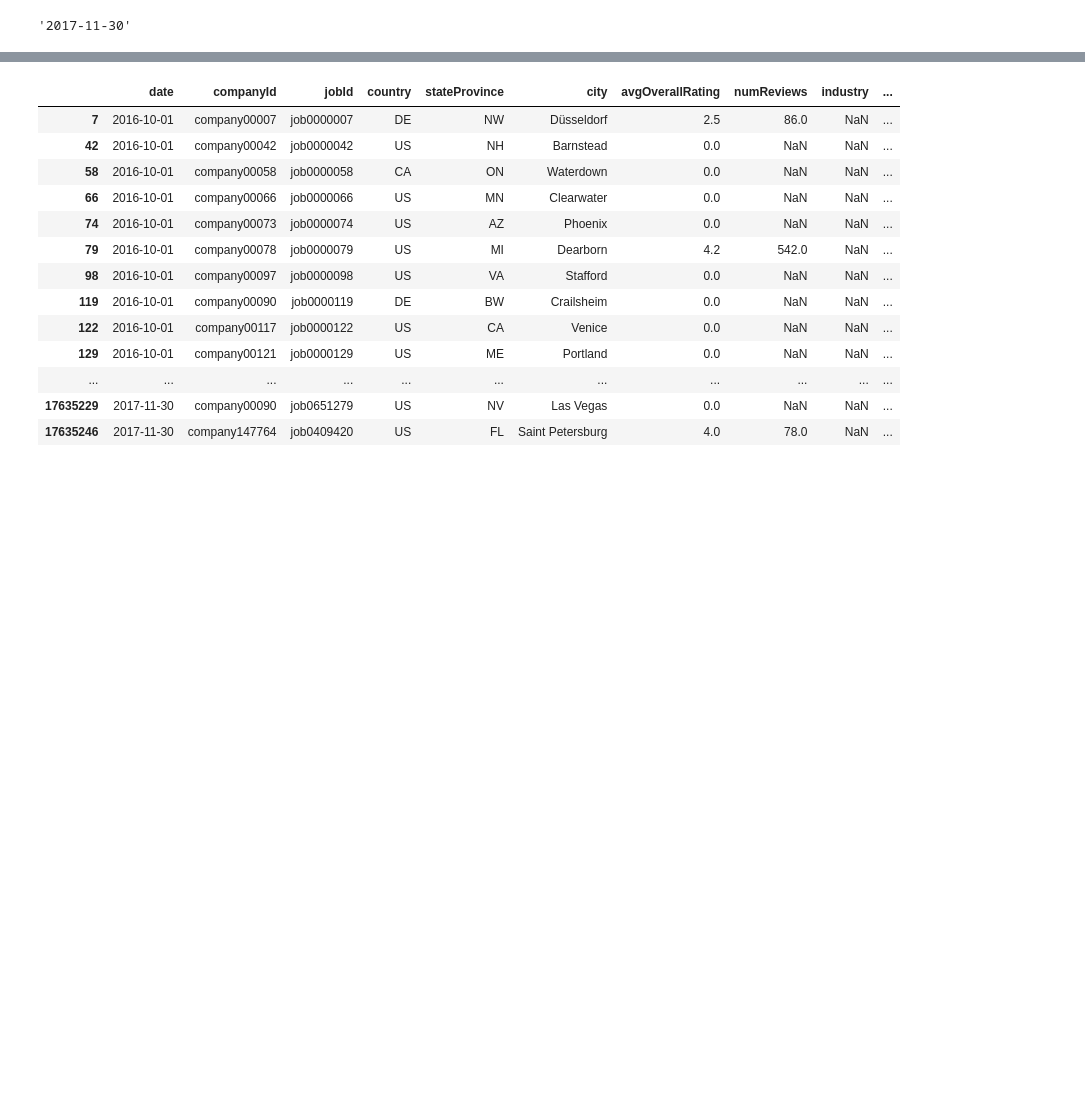
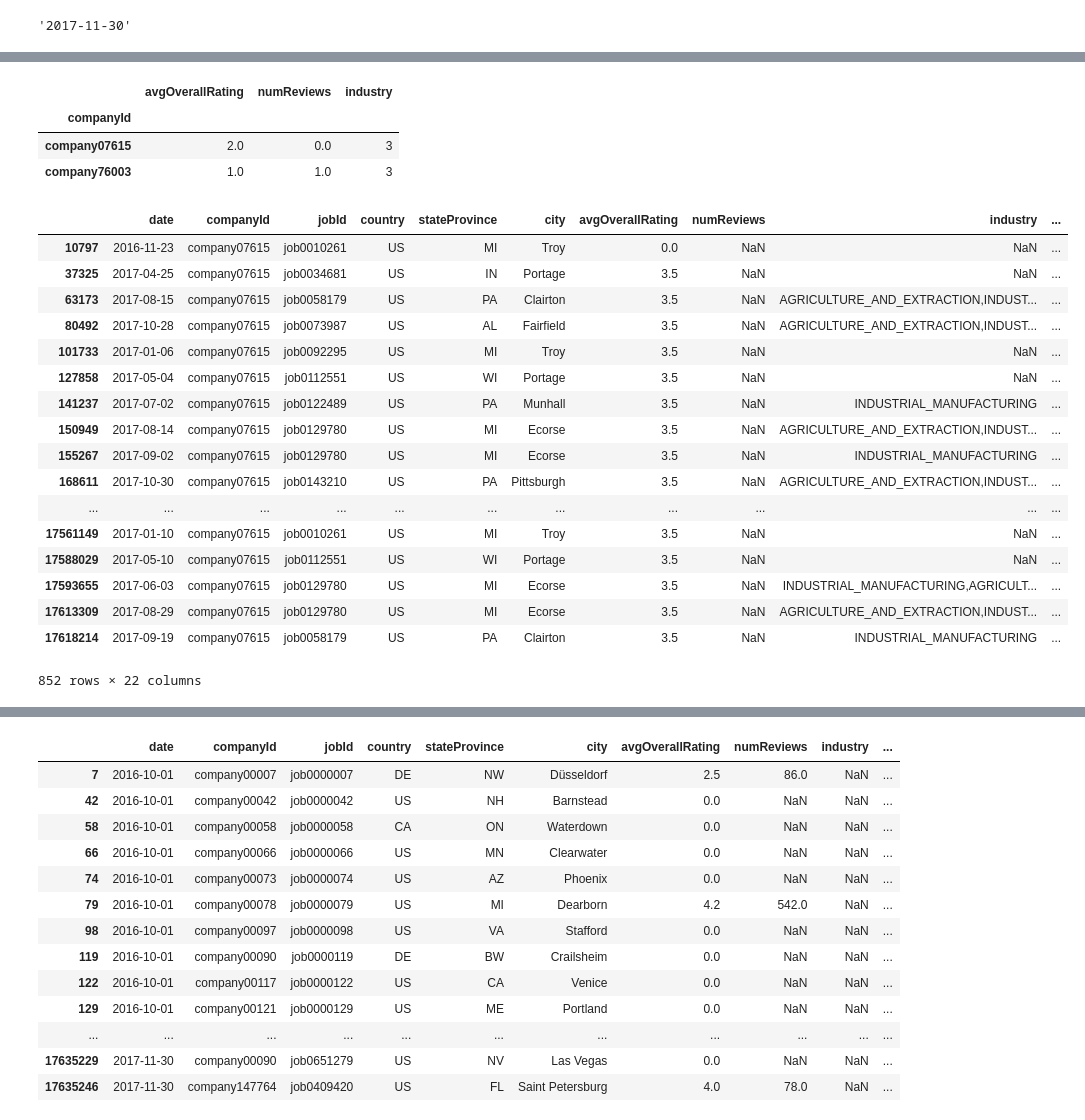
Before and after one commit to ziikki/dtfst_users, a Jupyter notebook: zkqin/data_description.ipynb, the cells around one changed output, grey strips where cells are left out. Saved outputs shown, nothing was run; the diff lists cells and outputs as text; code cells hidden in the pictures; blank space fills up the shorter version.

Commit message:
clean industry

```diff
--- a/zkqin/data_description.ipynb
+++ b/zkqin/data_description.ipynb
@@ -39,0 +44,6 @@ indeed.date.max()
+# %%
+# drop currency
+indeed.drop(columns=['salaryCurrency'],inplace=True)
+# %%
+# industry统一为na
+indeed.avgOverallRating.fillna(0, inplace=True)
@@ -39,0 +93,28 @@ indeed.date.max()
+# %%
+cmpny_info_unique[cmpny_info_unique.industry>2]
+# %% [output]
+|  | avgOverallRating | numReviews | industry |
+| companyId |  |  |  |
+| company07615 | 2.0 | 0.0 | 3 |
+| company76003 | 1.0 | 1.0 | 3 |
+# %%
+indeed[indeed.companyId=='company07615']
+# %% [output]
+|  | date | companyId | jobId | country | stateProvince | city | avgOverallRating | numReviews | industry | ... |
+| 10797 | 2016-11-23 | company07615 | job0010261 | US | MI | Troy | 0.0 | NaN | NaN | ... |
+| 37325 | 2017-04-25 | company07615 | job0034681 | US | IN | Portage | 3.5 | NaN | NaN | ... |
+| 63173 | 2017-08-15 | company07615 | job0058179 | US | PA | Clairton | 3.5 | NaN | AGRICULTURE_AND_EXTRACTION,INDUST... | ... |
+| 80492 | 2017-10-28 | company07615 | job0073987 | US | AL | Fairfield | 3.5 | NaN | AGRICULTURE_AND_EXTRACTION,INDUST... | ... |
+| 101733 | 2017-01-06 | company07615 | job0092295 | US | MI | Troy | 3.5 | NaN | NaN | ... |
+| 127858 | 2017-05-04 | company07615 | job0112551 | US | WI | Portage | 3.5 | NaN | NaN | ... |
+| 141237 | 2017-07-02 | company07615 | job0122489 | US | PA | Munhall | 3.5 | NaN | INDUSTRIAL_MANUFACTURING | ... |
+| 150949 | 2017-08-14 | company07615 | job0129780 | US | MI | Ecorse | 3.5 | NaN | AGRICULTURE_AND_EXTRACTION,INDUST... | ... |
+| 155267 | 2017-09-02 | company07615 | job0129780 | US | MI | Ecorse | 3.5 | NaN | INDUSTRIAL_MANUFACTURING | ... |
+| 168611 | 2017-10-30 | company07615 | job0143210 | US | PA | Pittsburgh | 3.5 | NaN | AGRICULTURE_AND_EXTRACTION,INDUST... | ... |
+| ... | ... | ... | ... | ... | ... | ... | ... | ... | ... | ... |
+| 17561149 | 2017-01-10 | company07615 | job0010261 | US | MI | Troy | 3.5 | NaN | NaN | ... |
+| 17588029 | 2017-05-10 | company07615 | job0112551 | US | WI | Portage | 3.5 | NaN | NaN | ... |
+| 17593655 | 2017-06-03 | company07615 | job0129780 | US | MI | Ecorse | 3.5 | NaN | INDUSTRIAL_MANUFACTURING,AGRICULT... | ... |
+| 17613309 | 2017-08-29 | company07615 | job0129780 | US | MI | Ecorse | 3.5 | NaN | AGRICULTURE_AND_EXTRACTION,INDUST... | ... |
+| 17618214 | 2017-09-19 | company07615 | job0058179 | US | PA | Clairton | 3.5 | NaN | INDUSTRIAL_MANUFACTURING | ... |
+852 rows × 22 columns
```
Also changed, not shown: parts of 17 cells of this notebook.
